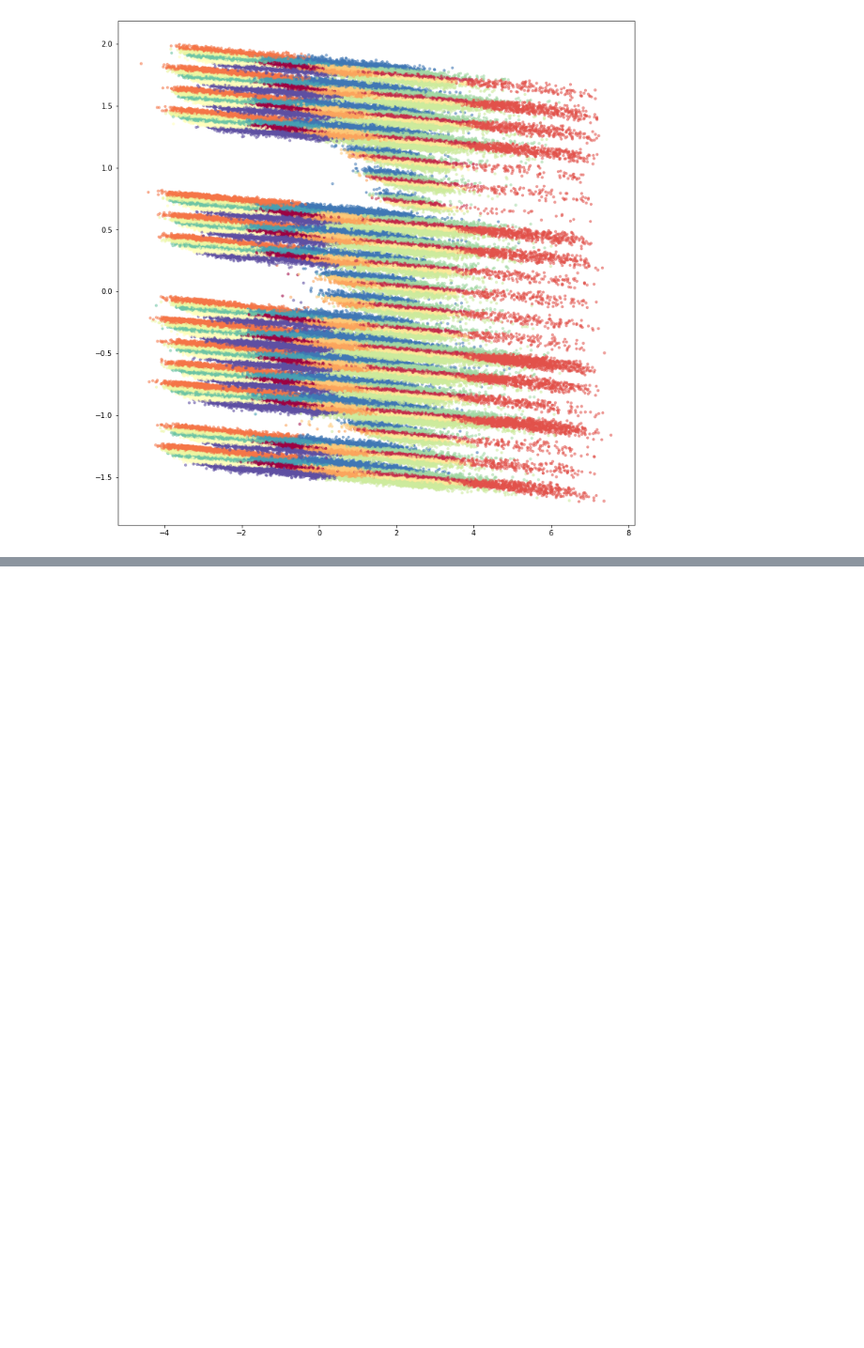
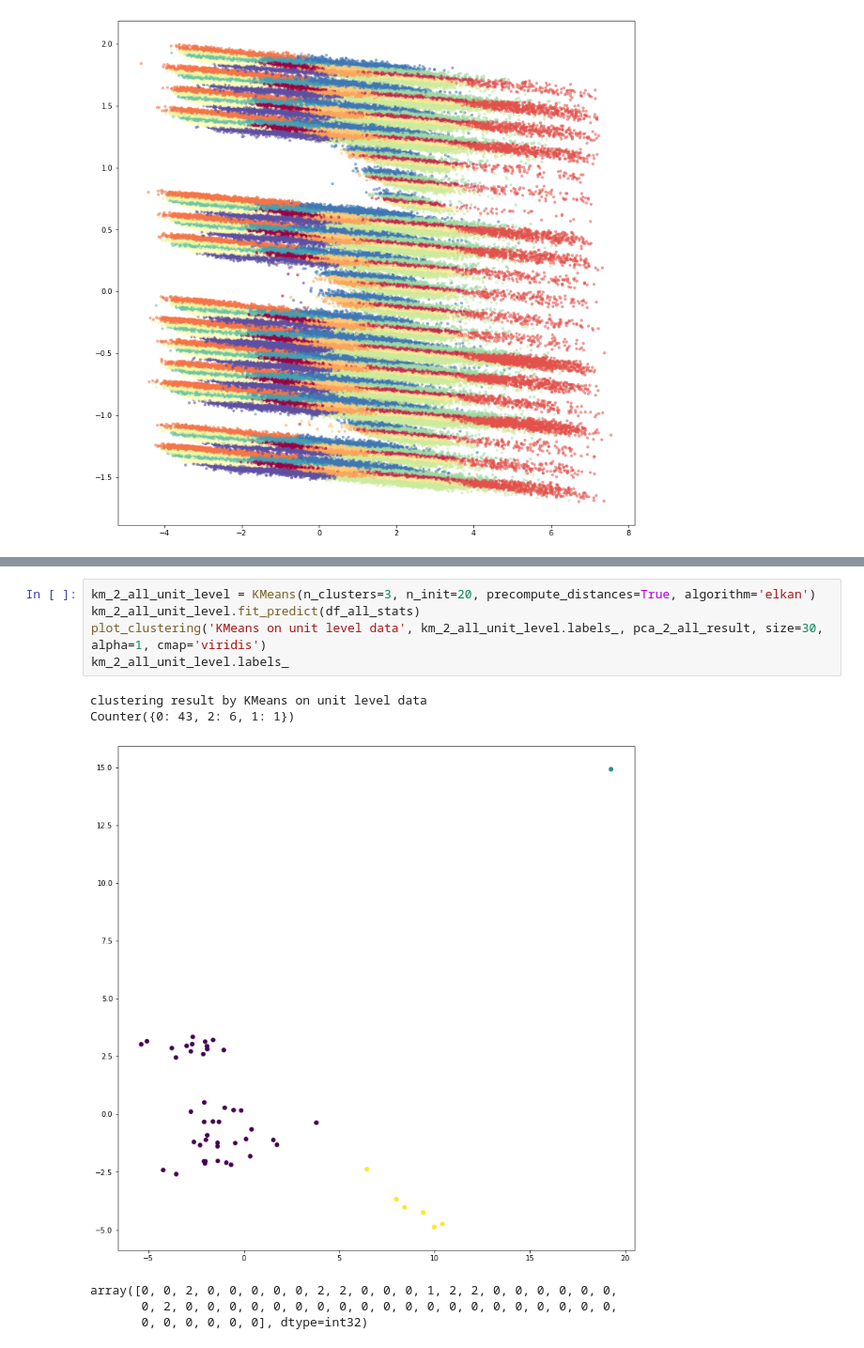
Before and after one commit to telenovelachuan/predictive_widget_maintenance, a Jupyter notebook: notebooks/clustering.ipynb, the cells around one changed output, grey strips where cells are left out. Shown at 94% size. Cells and saved outputs as stored; diff of their text form; blank space fills up the shorter version.

```diff
--- a/notebooks/clustering.ipynb
+++ b/notebooks/clustering.ipynb
@@ -184,0 +277,12 @@ MeanShift
+# %%
+km_2_all_unit_level = KMeans(n_clusters=3, n_init=20, precompute_distances=True, algorithm='elkan')
+km_2_all_unit_level.fit_predict(df_all_stats)
+plot_clustering('KMeans on unit level data', km_2_all_unit_level.labels_, pca_2_all_result, size=30, alpha=1, cmap='viridis')
+km_2_all_unit_level.labels_
+# %% [output]
+clustering result by KMeans on unit level data
+Counter({0: 43, 2: 6, 1: 1})
+[figure, added]
+array([0, 0, 2, 0, 0, 0, 0, 0, 2, 2, 0, 0, 0, 1, 2, 2, 0, 0, 0, 0, 0, 0,
+       0, 2, 0, 0, 0, 0, 0, 0, 0, 0, 0, 0, 0, 0, 0, 0, 0, 0, 0, 0, 0, 0,
+       0, 0, 0, 0, 0, 0], dtype=int32)
```
Also changed, not shown: parts of 15 cells of this notebook.
